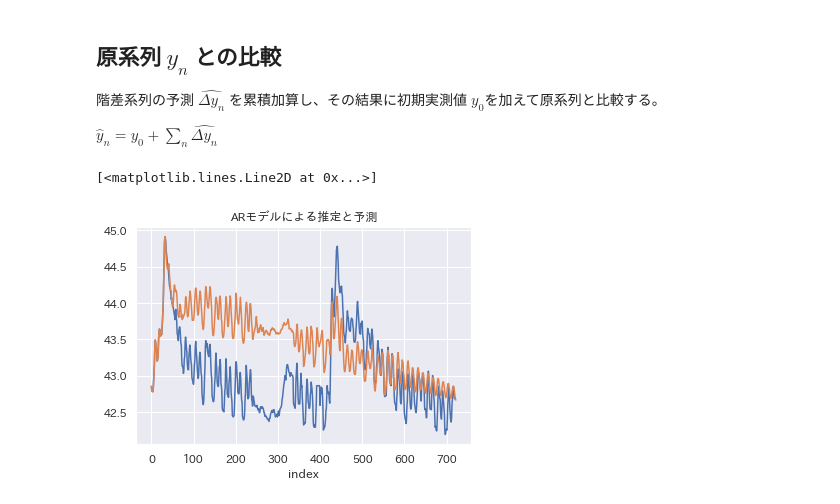
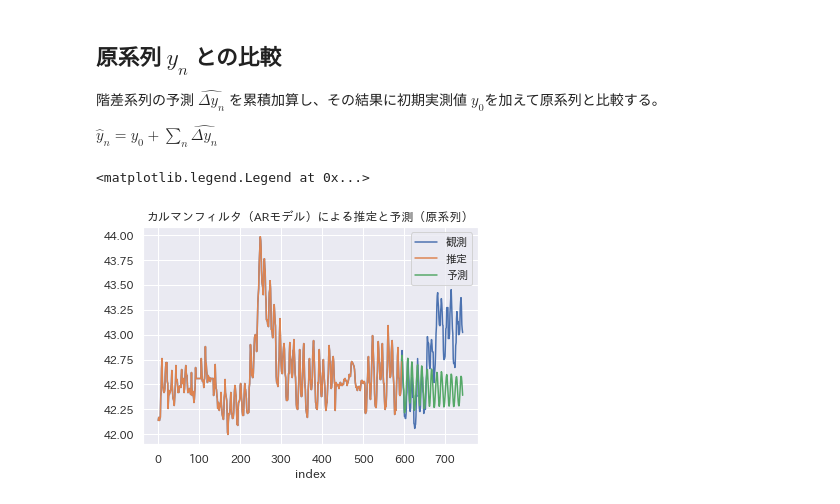
Before and after one commit to msiplab/EicEngLabIV, a Jupyter notebook: example02_04.ipynb, the cells around one changed output. Saved outputs shown, nothing was run; the diff lists cells and outputs as text; code cells hidden in the pictures.

Commit message:
カルマンフィルタのサンプルコードの更新

```diff
--- a/example02_04.ipynb
+++ b/example02_04.ipynb
@@ -90,7 +90,7 @@ pandas ライブラリの DataFrame オブジェクトに変換
 # %%
 # 解析期間の設定
-dts = '2020040100' # '2020030100' # 開始日時
-dte = '2020043023' # '2020033123' # 終了日時
+dts = '2020030100' # 開始日時
+dte = '2020033123' # 終了日時
 # テスト期間（後半）の割合
 testdataratio = 0.2
 
@@ -391,13 +577,19 @@ $\hat{y}_n = y_0 + \sum_n \widehat{\Delta y_n}$
 # %%
 # 原系列 （訓練データ区間＋テストデータ区間）
 y_orig = df_timeseries['y_fillna']
 fig, ax = plt.subplots()
-ax.set_title('ARモデルによる推定と予測')
+ax.set_title('カルマンフィルタ（ARモデル）による推定と予測（原系列）')
 ax.set_xlabel('index')
-plt.plot(y_orig, label='observation')
-#
+plt.plot(y_orig, label='観測')
+# 推定値の先頭に水位観測の初期値を追加して累積加算
 y0 = y_orig[0]
-plt.plot(np.hstack([y0,y_diff_series[:popt],results.fittedvalues,results.predict(ntrain-1,ntrain+ntest+1,dynamic=True)]).cumsum())
+y_filtered_pred = np.insert(y_diff_filtered_pred, 0, y0).cumsum()
+plt.plot(y_filtered_pred,label='推定')
+# 予測値の先頭に水位推定値の最終値を追加して累積加算
+y_filtered_forecast = np.insert(y_diff_forecast, 0, y_filtered_pred[-1]).cumsum()
+plt.plot(np.arange(ntrain-1,ntrain+ntest),y_filtered_forecast,label='予測')
+# 凡例
+plt.legend()
 # %% [output]
-[<matplotlib.lines.Line2D at 0x...>]
+<matplotlib.legend.Legend at 0x...>
-[figure, old version]
+[figure, new version]
```
Also changed, not shown: parts of 34 cells of this notebook.
